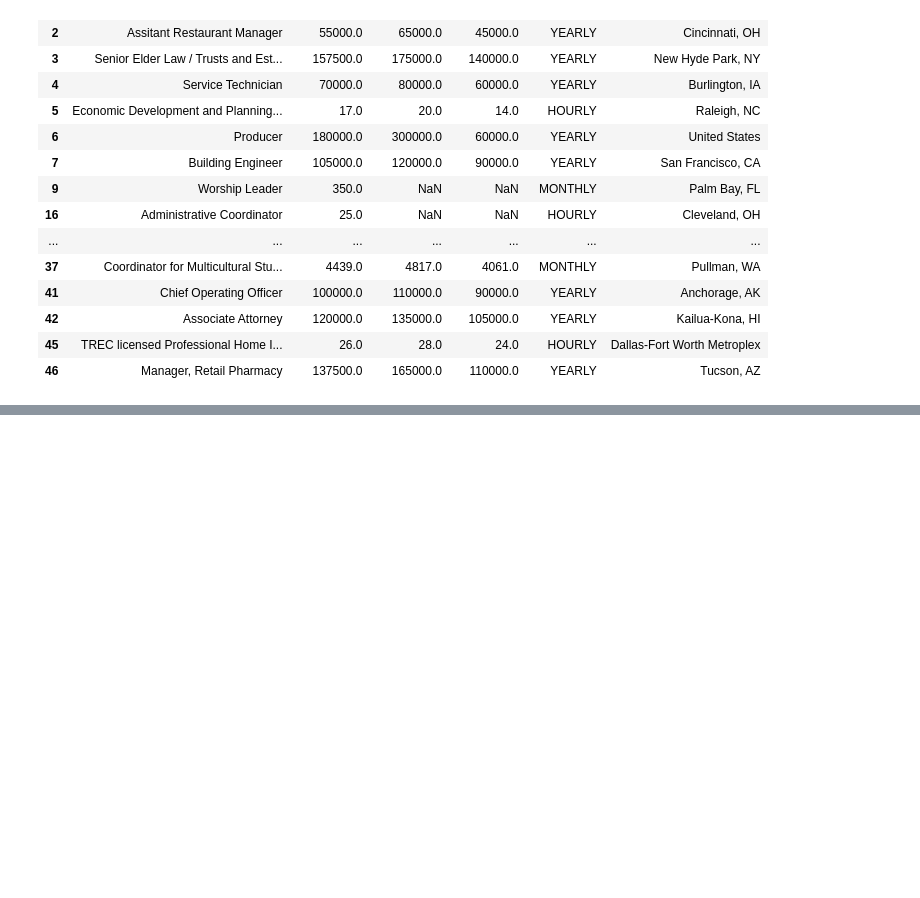
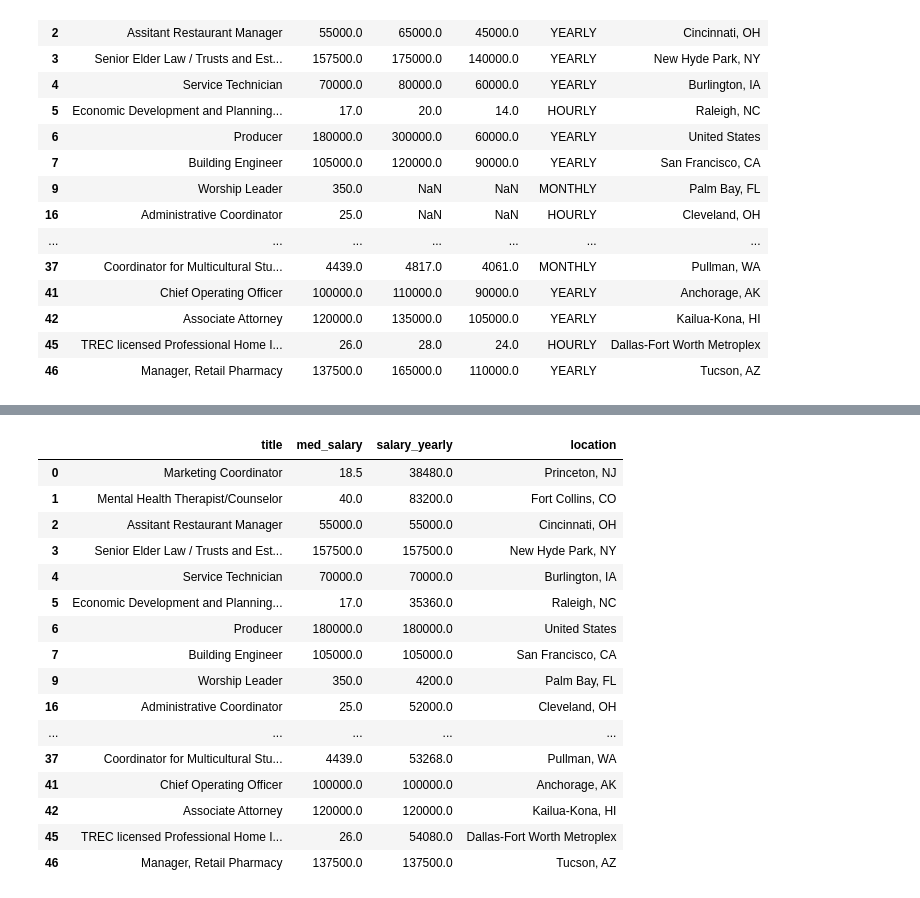
Before and after one commit to btyre1/JobMarketAnalysis, a Jupyter notebook: notebooks/notebook.ipynb, the cells around one changed output, grey strips where cells are left out. Cells and saved outputs as stored; diff of their text form; code cells hidden in the pictures; blank space fills up the shorter version.

```diff
--- a/notebooks/notebook.ipynb
+++ b/notebooks/notebook.ipynb
@@ -242,7 +240,5 @@ df.head(10)
 # %%
-df['med_salary'] = df['med_salary'].fillna(
-    (df['min_salary'] + df['max_salary']) / 2
-)
+df['med_salary'] = df['med_salary'].fillna((df['min_salary'] + df['max_salary']) / 2)
 # %%
 df[['title', 'med_salary', 'max_salary', 'min_salary', 'pay_period', 'location']].head(20)
 # %% [output]
@@ -264,7 +260,7 @@ df[['title', 'med_salary', 'max_salary', 'min_salary', 'pay_period', 'location']
 | 18 | Content Writer, Communications | NaN | NaN | NaN | NaN | Greater Philadelphia |
 | 19 | Controller | NaN | NaN | NaN | NaN | Birmingham, AL |
 # %%
-df_salary = df.dropna(subset=['med_salary'])
+df_salary = df.dropna(subset=['title', 'location', 'med_salary', 'pay_period'])
 # %%
 df_salary[['title', 'med_salary', 'max_salary', 'min_salary', 'pay_period', 'location']].head(20)
 # %% [output]
@@ -287,0 +306,13 @@ df_salary[['title', 'med_salary', 'max_salary', 'min_salary', 'pay_period', 'loc
+# %%
+def normalize_salary(row):
+    if row['pay_period'] == 'HOURLY':
+        return row['med_salary'] * 40 * 52
+    elif row['pay_period'] == 'MONTHLY':
+        return row['med_salary'] * 12
+    else:
+        return row['med_salary']
+
+df_clean['salary_yearly'] = df_salary.apply(normalize_salary, axis=1)
+
+avg_salary_title = (df_clean.groupby('title')['salary_yearly'].mean().sort_values(ascending=False).head(10))
+print(avg_salary_title)
@@ -287,0 +332,20 @@ df_salary[['title', 'med_salary', 'max_salary', 'min_salary', 'pay_period', 'loc
+# %%
+df_clean[['title', 'med_salary', 'salary_yearly', 'location']].head(20)
+# %% [output]
+|  | title | med_salary | salary_yearly | location |
+| 0 | Marketing Coordinator | 18.5 | 38480.0 | Princeton, NJ |
+| 1 | Mental Health Therapist/Counselor | 40.0 | 83200.0 | Fort Collins, CO |
+| 2 | Assitant Restaurant Manager | 55000.0 | 55000.0 | Cincinnati, OH |
+| 3 | Senior Elder Law / Trusts and Est... | 157500.0 | 157500.0 | New Hyde Park, NY |
+| 4 | Service Technician | 70000.0 | 70000.0 | Burlington, IA |
+| 5 | Economic Development and Planning... | 17.0 | 35360.0 | Raleigh, NC |
+| 6 | Producer | 180000.0 | 180000.0 | United States |
+| 7 | Building Engineer | 105000.0 | 105000.0 | San Francisco, CA |
+| 9 | Worship Leader | 350.0 | 4200.0 | Palm Bay, FL |
+| 16 | Administrative Coordinator | 25.0 | 52000.0 | Cleveland, OH |
+| ... | ... | ... | ... | ... |
+| 37 | Coordinator for Multicultural Stu... | 4439.0 | 53268.0 | Pullman, WA |
+| 41 | Chief Operating Officer | 100000.0 | 100000.0 | Anchorage, AK |
+| 42 | Associate Attorney | 120000.0 | 120000.0 | Kailua-Kona, HI |
+| 45 | TREC licensed Professional Home I... | 26.0 | 54080.0 | Dallas-Fort Worth Metroplex |
+| 46 | Manager, Retail Pharmacy | 137500.0 | 137500.0 | Tucson, AZ |
```
Also changed, not shown: parts of 17 cells of this notebook, 1 other file.
